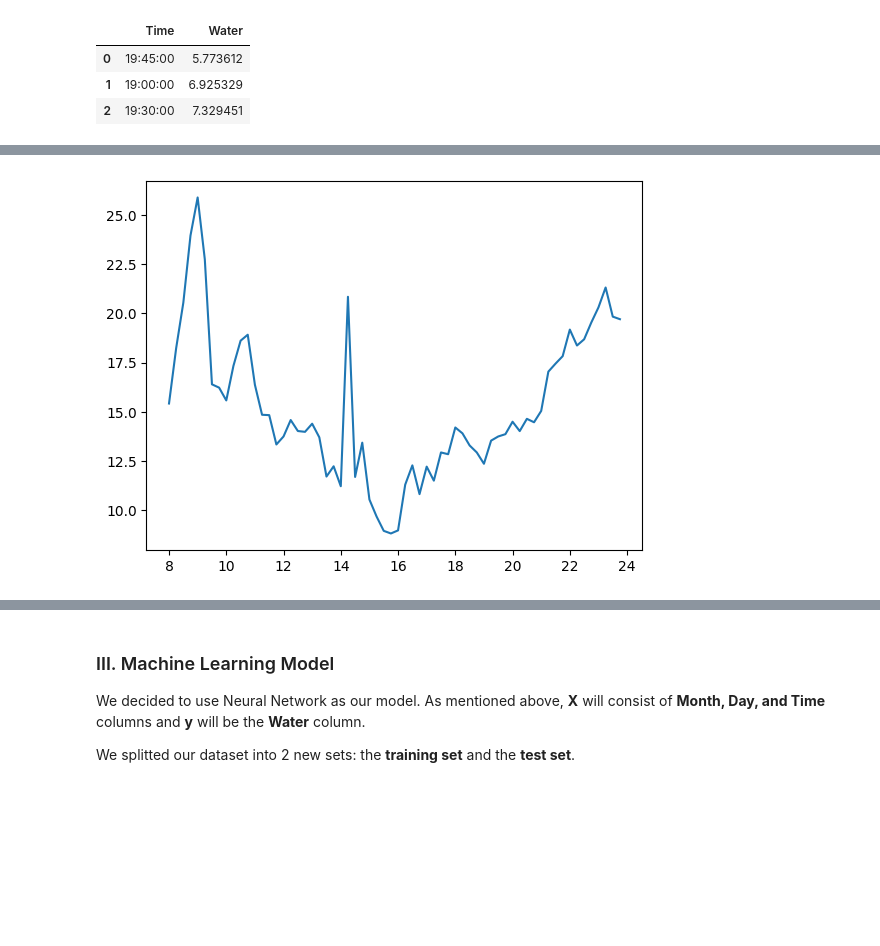
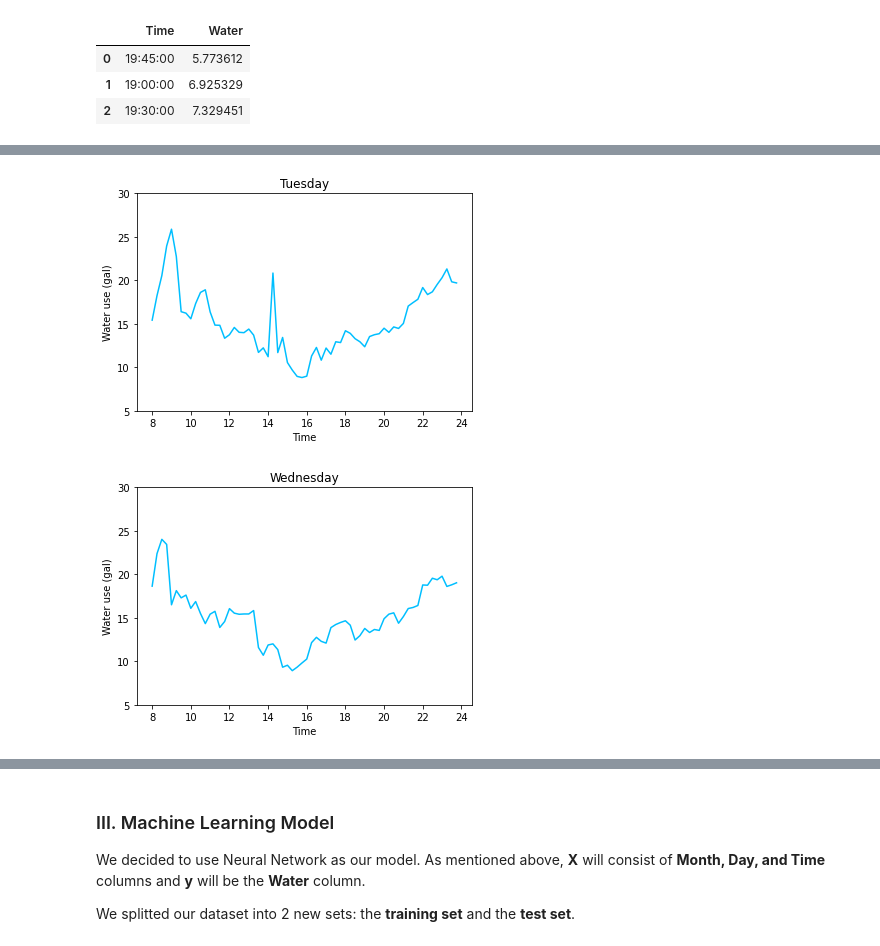
Before and after one commit to tnguyen2907/noah-water-use_ds, a Jupyter notebook: shower.ipynb, the cells around one changed output, grey strips where cells are left out. Saved outputs shown, nothing was run; the diff lists cells and outputs as text; code cells hidden in the pictures; blank space fills up the shorter version.

```diff
--- a/shower.ipynb
+++ b/shower.ipynb
@@ -310,8 +297,24 @@ plt.show()
 # %%
 tue = agg_df.loc['Tuesday']
 
 plt.figure()
-plt.plot(np.arange(8, 24, 0.25), tue['Water'])
+plt.plot(np.arange(8, 24, 0.25), tue['Water'], color='deepskyblue')
+plt.ylim(5, 30)
+plt.title("Tuesday")
+plt.xlabel('Time')
+plt.ylabel('Water use (gal)')
 plt.show()
 # %% [output]
-[figure, old version]
+[figure, new version]
+# %%
+wed = agg_df.loc['Wednesday']
+
+plt.figure()
+plt.plot(np.arange(8, 24, 0.25), wed['Water'], color='deepskyblue')
+plt.ylim(5, 30)
+plt.title("Wednesday")
+plt.xlabel('Time')
+plt.ylabel('Water use (gal)')
+plt.show()
+# %% [output]
+[figure, added]
```
Also changed, not shown: parts of 21 cells of this notebook.
